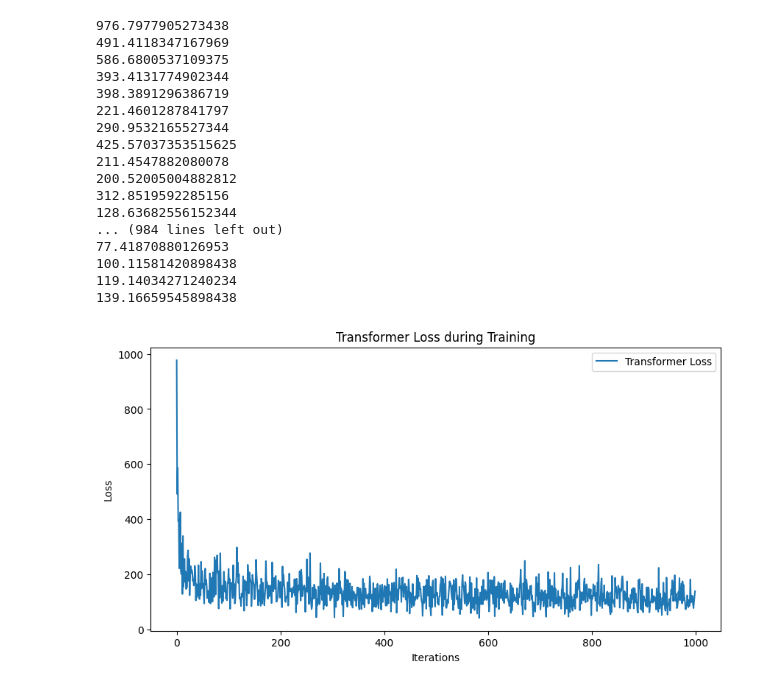
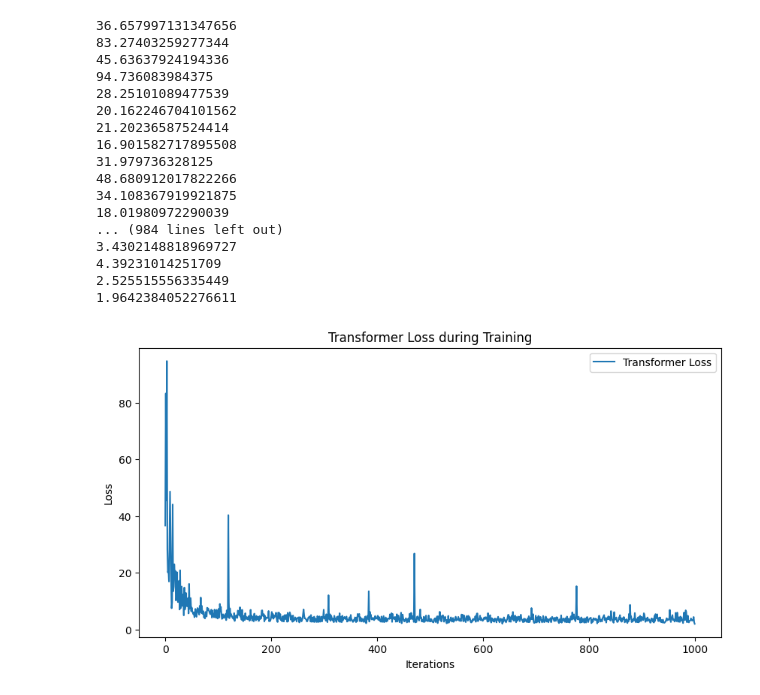
Before and after one commit to DeepShield-AI/NetGenRL, a Jupyter notebook: loss.ipynb, the cells around one changed output. Drawn from its saved outputs; the diff is of its cells as text; code cells hidden in the pictures.

```diff
--- a/loss.ipynb
+++ b/loss.ipynb
@@ -3,7 +3,7 @@ import matplotlib.pyplot as plt
 import re
 # %%
 # log_file_path = 'cgan_small_step.log'
-log_file_path = 'state_iscx.log'
+log_file_path = 'log/iscx_small_offset_20261010_v3.log'
 
 # d_losses = []
 # g_losses = []
@@ -11,47 +11,47 @@ log_file_path = 'state_iscx.log'
 # with open(log_file_path, 'r') as file:
 #     for line in file:
 #         match = re.search(r"D Loss: (-?\d+\.\d+)", line)
 #         if match:
 #             d_losses.append(float(match.group(1)))
 
 #         match = re.search(r"G Loss: (-?\d+\.\d+(e-?\d+)*)", line)
 #         if match:
 #             g_losses.append(float(match.group(1)))
 
 t_losses = []
 
 with open(log_file_path, 'r') as file:
     for line in file:
         match = re.search(r"Loss: (-?\d+\.\d+)", line)
         if match:
             t_losses.append(float(match.group(1)))
             print(match.group(1))
 
 plt.figure(figsize=(10, 5))
 # plt.plot(d_losses, label='Discriminator Loss')
 # plt.plot(g_losses, label='Generator Loss')
 plt.plot(t_losses, label='Transformer Loss')
 plt.title('Transformer Loss during Training')
 plt.xlabel('Iterations')
 plt.ylabel('Loss')
 plt.legend()
 plt.show()
 # %% [output]
-976.7977905273438
-491.4118347167969
-586.6800537109375
-393.4131774902344
-398.3891296386719
-221.4601287841797
-290.9532165527344
-425.57037353515625
-211.4547882080078
-200.52005004882812
-312.8519592285156
-128.63682556152344
+36.657997131347656
+83.27403259277344
+45.63637924194336
+94.736083984375
+28.25101089477539
+20.162246704101562
+21.20236587524414
+16.901582717895508
+31.979736328125
+48.680912017822266
+34.108367919921875
+18.01980972290039
 ... (984 lines left out)
-77.41870880126953
-100.11581420898438
-119.14034271240234
-139.16659545898438
+3.4302148818969727
+4.39231014251709
+2.525515556335449
+1.9642384052276611
-[figure, old version]
+[figure, new version]
```
Also changed, not shown: 10 other files.
